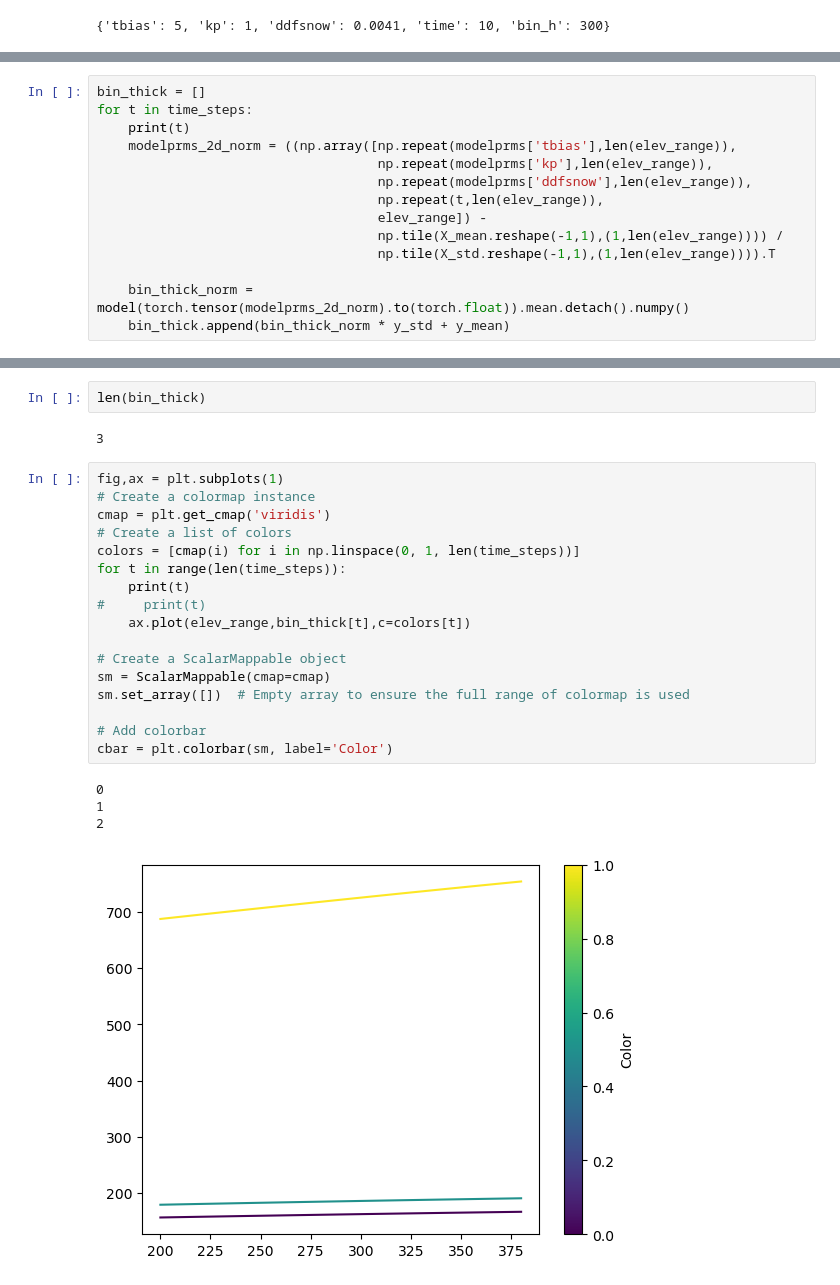
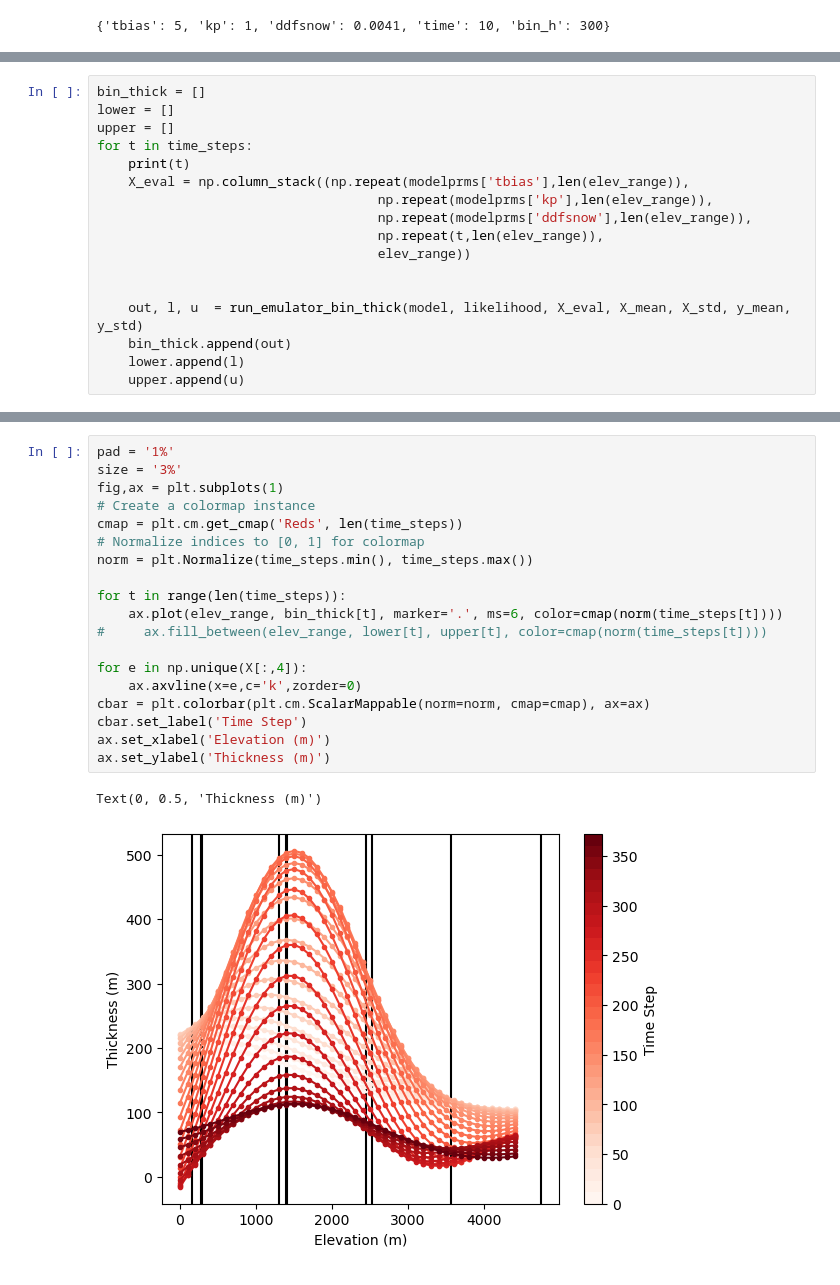
Before and after one commit to btobers/PyGEM-scripts, a Jupyter notebook: binned_thick_em_eval.ipynb, the cells around one changed output, grey strips where cells are left out. Saved outputs shown, nothing was run; the diff lists cells and outputs as text.

```diff
--- a/binned_thick_em_eval.ipynb
+++ b/binned_thick_em_eval.ipynb
@@ -168,15 +246,18 @@ print(len(time_steps))
 # %%
 bin_thick = []
+lower = []
+upper = []
 for t in time_steps:
     print(t)
-    modelprms_2d_norm = ((np.array([np.repeat(modelprms['tbias'],len(elev_range)),
+    X_eval = np.column_stack((np.repeat(modelprms['tbias'],len(elev_range)),
                                     np.repeat(modelprms['kp'],len(elev_range)),
                                     np.repeat(modelprms['ddfsnow'],len(elev_range)),
                                     np.repeat(t,len(elev_range)),
-                                    elev_range]) -
-                                    np.tile(X_mean.reshape(-1,1),(1,len(elev_range)))) /
-                                    np.tile(X_std.reshape(-1,1),(1,len(elev_range)))).T
+                                    elev_range))
 
-    bin_thick_norm = model(torch.tensor(modelprms_2d_norm).to(torch.float)).mean.detach().numpy()
-    bin_thick.append(bin_thick_norm * y_std + y_mean)
+
+    out, l, u  = run_emulator_bin_thick(model, likelihood, X_eval, X_mean, X_std, y_mean, y_std)
+    bin_thick.append(out)
+    lower.append(l)
+    upper.append(u)
 # %% [output]
@@ -186,26 +281,22 @@ for t in time_steps:
-# %%
-len(bin_thick)
-# %% [output]
-3
 # %%
+pad = '1%'
+size = '3%'
 fig,ax = plt.subplots(1)
 # Create a colormap instance
-cmap = plt.get_cmap('viridis')
-# Create a list of colors
-colors = [cmap(i) for i in np.linspace(0, 1, len(time_steps))]
+cmap = plt.cm.get_cmap('Reds', len(time_steps))
+# Normalize indices to [0, 1] for colormap
+norm = plt.Normalize(time_steps.min(), time_steps.max())
+
 for t in range(len(time_steps)):
-    print(t)
-#     print(t)
-    ax.plot(elev_range,bin_thick[t],c=colors[t])
+    ax.plot(elev_range, bin_thick[t], marker='.', ms=6, color=cmap(norm(time_steps[t])))
+#     ax.fill_between(elev_range, lower[t], upper[t], color=cmap(norm(time_steps[t])))
 
-# Create a ScalarMappable object
-sm = ScalarMappable(cmap=cmap)
-sm.set_array([])  # Empty array to ensure the full range of colormap is used
-
-# Add colorbar
-cbar = plt.colorbar(sm, label='Color')
+for e in np.unique(X[:,4]):
+    ax.axvline(x=e,c='k',zorder=0)
+cbar = plt.colorbar(plt.cm.ScalarMappable(norm=norm, cmap=cmap), ax=ax)
+cbar.set_label('Time Step')
+ax.set_xlabel('Elevation (m)')
+ax.set_ylabel('Thickness (m)')
 # %% [output]
-0
-1
-2
+Text(0, 0.5, 'Thickness (m)')
-[figure, old version]
+[figure, new version]
```
Also changed, not shown: parts of 27 cells of this notebook, 6 other files.
